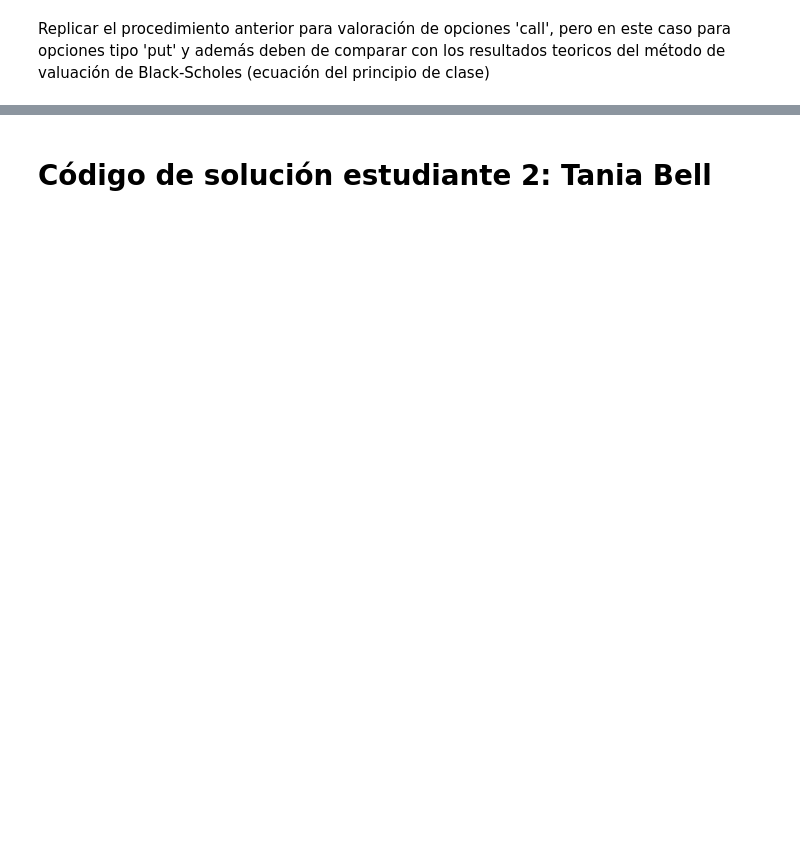
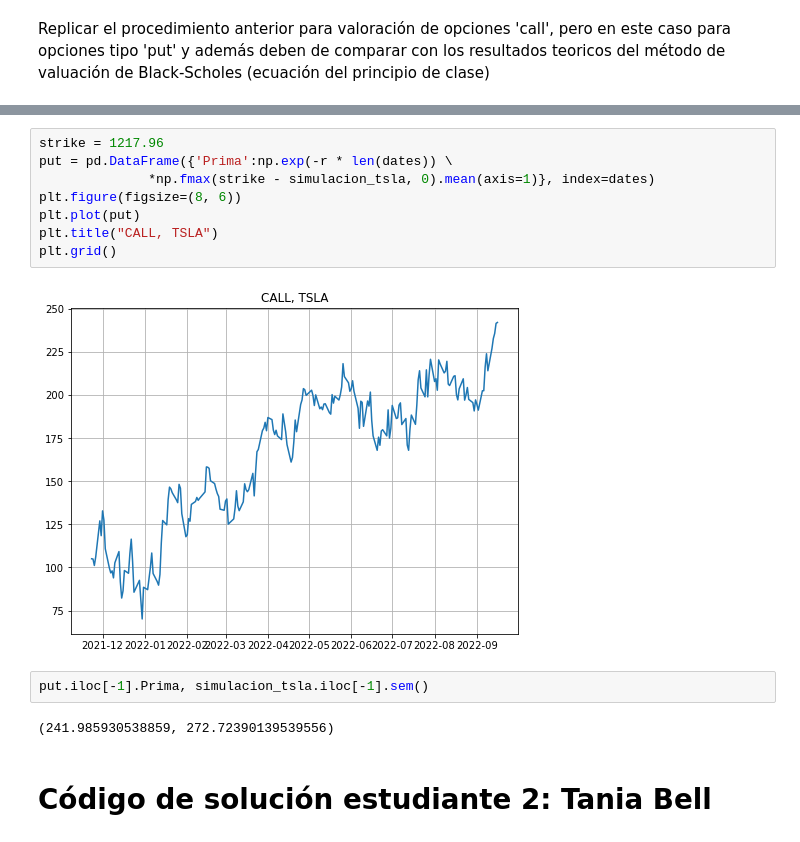
Before and after one commit to leonardoaceves/Tarea8_JLACEVES_TNICHOLLS, a Jupyter notebook: Tarea8_JLACEVES_TNICHOLLS.ipynb, the cells around one changed output, grey strips where cells are left out. Drawn from its saved outputs; the diff is of its cells as text; blank space fills up the shorter version.

```diff
--- a/Tarea8_JLACEVES_TNICHOLLS.ipynb
+++ b/Tarea8_JLACEVES_TNICHOLLS.ipynb
@@ -59,2 +84,16 @@ ax.axvline(put06_f1.Underlying_Price.iloc[0], color='g')
+# %%
+strike = 1217.96
+put = pd.DataFrame({'Prima':np.exp(-r * len(dates)) \
+              *np.fmax(strike - simulacion_tsla, 0).mean(axis=1)}, index=dates)
+plt.figure(figsize=(8, 6))
+plt.plot(put)
+plt.title("CALL, TSLA")
+plt.grid()
+# %% [output]
+[figure, added]
+# %%
+put.iloc[-1].Prima, simulacion_tsla.iloc[-1].sem()
+# %% [output]
+(241.985930538859, 272.72390139539556)
 # %% [markdown]
 # Código de solución estudiante 2: Tania Bell
```
Also changed, not shown: parts of 13 cells of this notebook.
